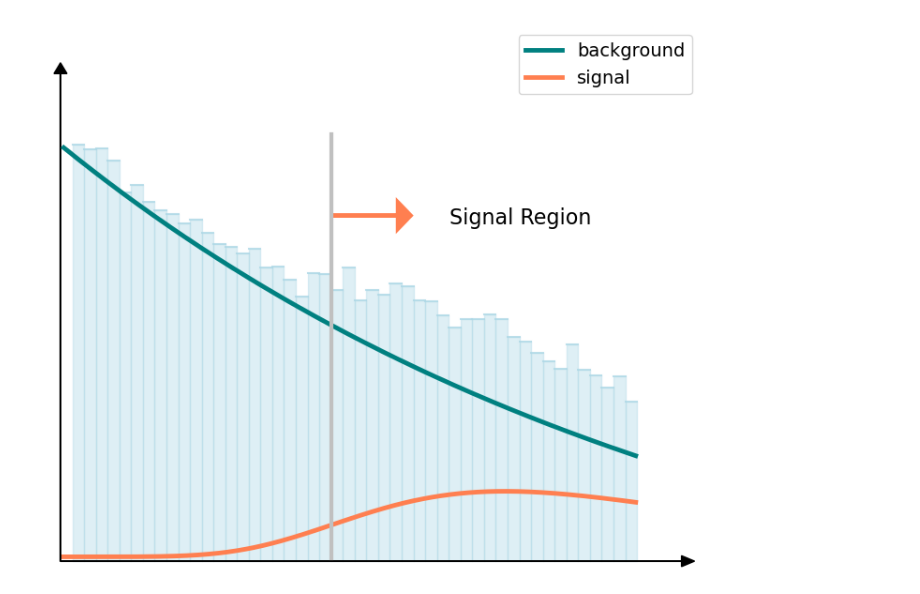
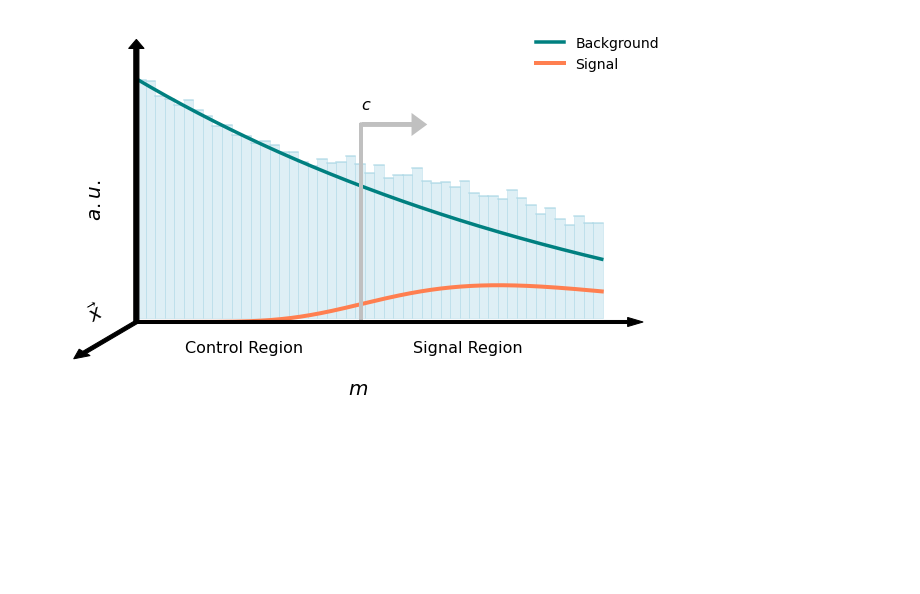
Before and after one commit to hep-lbdl/non-resonant-AD-extrapolation, a Jupyter notebook: graphics.ipynb, the cells around one changed output. Saved outputs shown, nothing was run; the diff lists cells and outputs as text; code cells hidden in the pictures; blank space fills up the shorter version.

```diff
--- a/graphics.ipynb
+++ b/graphics.ipynb
@@ -7,52 +7,76 @@ def exp(x, a=1, N=1):
     return N*np.exp(-a*x) - 0.2
 
 def moyal_dist(x, mu=0.7, sigma=0.2, N=0.1):
-    return N * moyal.pdf(x, mu, sigma)+0.02
+    return N * moyal.pdf(x, mu, sigma)
 
 SR_cutoff = 0.435
 np.random.seed(0)  # for reproducibility
 rnd = 0.015*np.random.normal(size=122)
 # %%
-plt.figure(figsize=[9, 7.5])
+plt.figure(figsize=[9, 5.5])
+ax = plt.gca()
 
-bins = np.linspace(0.02, 0.92, 51)
+bins = np.linspace(0.0, 0.92, 51)
 bin_centers = (bins[1:]+bins[:-1])*0.5
-for i in range(1, 49):
+for i in range(0, 49):
     value =exp(bin_centers[i]) + moyal_dist(bin_centers[i]) + rnd[i]
     plt.plot([bins[i], bins[i+1]], [value, value], color='lightblue', alpha=0.8)
     plt.fill_between([bins[i], bins[i+1]], [0.012, 0.012], [value, value], color='lightblue', alpha=0.4)
 
-x_bkg = np.linspace(0.025, 0.9, 1000)
+x_bkg = np.linspace(0.0, 0.9, 1000)
 
 #bkg
-plt.plot(x_bkg, exp(x_bkg, 1), color='teal', lw=3.5, label='background')
+plt.plot(x_bkg, exp(x_bkg), color='teal', lw=3.5, label='Background')
 
 #sig
 mu_moyal = 0.7  # Location
 sigma_moyal = 0.2  # Scale
 N_moyal = 0.1  # Amplitude
 x_signal = x_bkg
 
-plt.plot(x_bkg, moyal_dist(x_signal, mu_moyal, sigma_moyal, N_moyal), color='coral', lw=3.5, label='signal')
+plt.plot(x_bkg, moyal_dist(x_signal, mu_moyal, sigma_moyal, N_moyal), color='coral', lw=4, label='Signal')
 SR_cutoff = 0.435
-plt.axvline(SR_cutoff, ymin=0.018, ymax=0.8, color='silver', lw=3)
-plt.text(SR_cutoff + 0.18, .635, "Signal Region", fontsize=16)
-plt.arrow(SR_cutoff+ 0.001, .65, .1, 0, head_width = 0.05, head_length = 0.02, lw=3, color='coral')
+plt.axvline(SR_cutoff, ymin=0.15, ymax=0.71, color='silver', lw=4)
+plt.arrow(SR_cutoff+ 0.001, .65, .1, 0, head_width = 0.05, head_length = 0.02, lw=4, color='silver')
+plt.text(SR_cutoff-0.001, .7, "$c$", fontsize=16)
 
-# Plot arrows on x and y axes
-plt.arrow(0.02, 0.012, 0.95, 0, head_width=0.02, head_length=0.02, fc='k', ec='k')  # Arrow on x-axis
-plt.arrow(0.02, 0.012, 0, 0.9, head_width=0.02, head_length=0.02, fc='k', ec='k')  # Arrow on y-axis
+
+
+plt.text(SR_cutoff + 0.1, -.1, "Signal Region", fontsize=16)
+plt.text(SR_cutoff - 0.34, -.1, "Control Region", fontsize=16)
+
+
+# Plot arrows for x y z axes
+arrow_width = 0.01
+head_width = 0.03
+lead_length = 0.03
+plt.arrow(0, 0, 0.95, 0, width = arrow_width, head_width=head_width, head_length=lead_length, fc='k', ec='k', zorder = 3)  # Arrow on x-axis
+plt.arrow(0, 0, 0, 0.9, width = arrow_width, head_width=head_width, head_length=lead_length, fc='k', ec='k', zorder = 3)  # Arrow on y-axis
+plt.arrow(0, 0, -.1, -.1, width = arrow_width, head_width=head_width, head_length=lead_length, fc='k', ec='k', zorder = 3)  # Arrow going out
+
 
 plt.xticks([])
 plt.yticks([])
-plt.xlim(0, 1)
-plt.ylim(0, 1)
-plt.axis('off')
-plt.legend(fontsize=14)
-plt.show
-plt.savefig('./non_resonant.png')
+#plt.xlim(0, 1)
+#plt.ylim(0, 1)
+
+plt.xlabel("$m$", fontsize = 20)
+plt.text(-.1, 0, r"$\vec{x}$", fontsize = 20,  rotation = 30)
+plt.ylabel("$a.u.$", fontsize = 20, labelpad = -60)
+
+# remove axis frame
+ax.spines['top'].set_visible(False)
+ax.spines['right'].set_visible(False)
+ax.spines['bottom'].set_visible(False)
+ax.spines['left'].set_visible(False)
+
+
+plt.legend(fontsize=14, frameon = False)
+plt.tight_layout()
+plt.savefig('./nonresonant_schematic.pdf')
+plt.show()
 # %% [output]
-[figure, old version]
+[figure, new version]
 # %%
 import numpy as np
 import matplotlib.pyplot as plt
```
Also changed, not shown: parts of 5 cells of this notebook.
